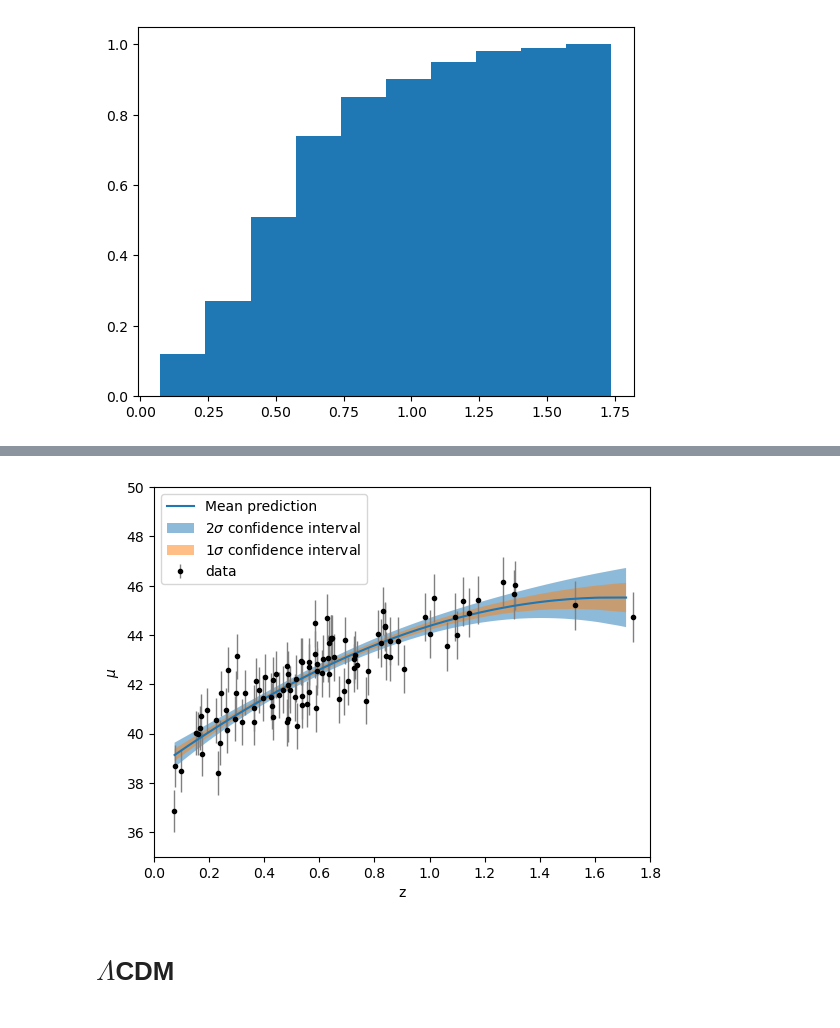
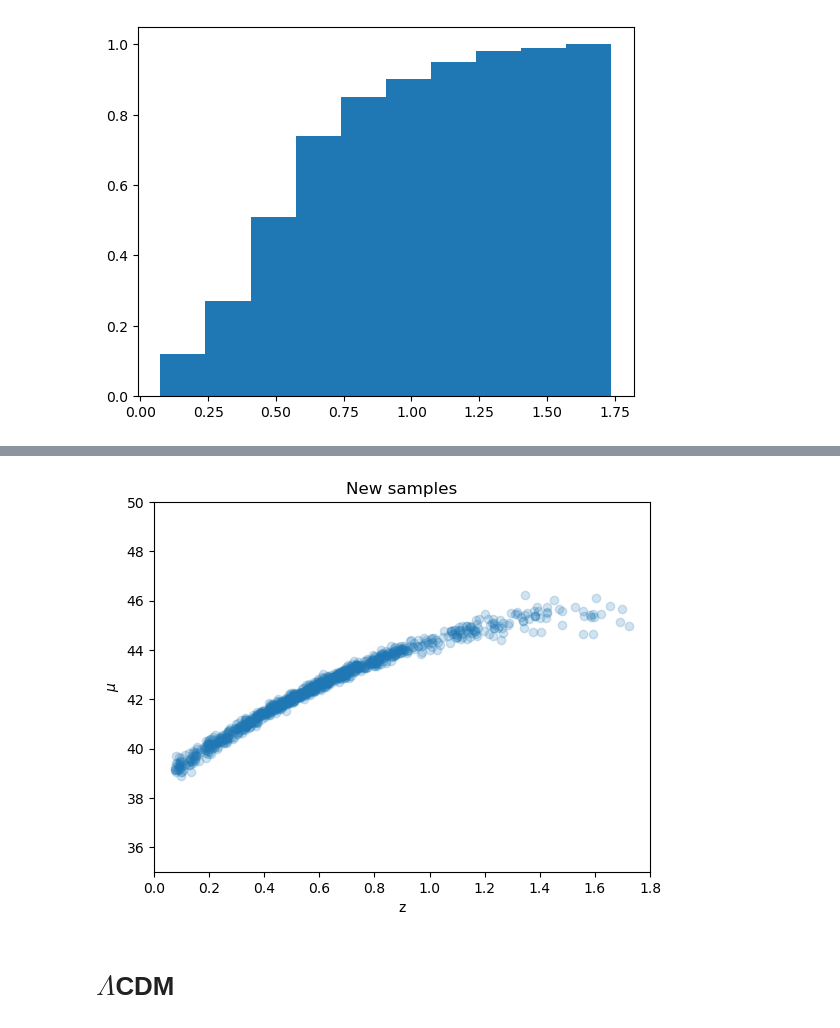
Before and after one commit to Giulia-Foroni/astrostatistics, a Jupyter notebook: lez18/GPR.ipynb, the cells around one changed output, grey strips where cells are left out. Saved outputs shown, nothing was run; the diff lists cells and outputs as text; code cells hidden in the pictures.

```diff
--- a/lez18/GPR.ipynb
+++ b/lez18/GPR.ipynb
@@ -238,20 +183,15 @@ x, y, err = zip(*sorted(zip(sample_new,y_pred,std_prediction)))
 x = np.array(x)
 y = np.array(y)
 err = np.array(err)
-# %%
-plt.errorbar(z_sample, mu_sample, dmu, fmt='.k', ecolor='gray', lw=1,label='data')
-plt.xlabel("z")
-plt.ylabel(r"$\mu$")
-plt.legend(loc='lower right')
-plt.xlim(0,1.8)
-plt.ylim(35,50);
-
-plt.plot(x, y, label="Mean prediction")
-plt.fill_between(x, y - 2 * err, y + 2 * err, alpha=0.5, label=r"2$\sigma$ confidence interval")
-plt.fill_between(x, y - err, y + err, alpha=0.5, label=r"1$\sigma$ confidence interval")
-plt.legend()
-plt.show()
-# %% [output]
-[figure, removed]
+# %%
+plt.scatter(x, y, alpha=0.2)
+plt.xlabel("z")
+plt.ylabel(r"$\mu$")
+plt.xlim(0,1.8)
+plt.ylim(35,50)
+plt.title('New samples')
+plt.show()
+# %% [output]
+[figure, added]
 # %% [markdown]
 # $\Lambda$CDM
```
Also changed, not shown: parts of 25 cells of this notebook, 1 other file.
